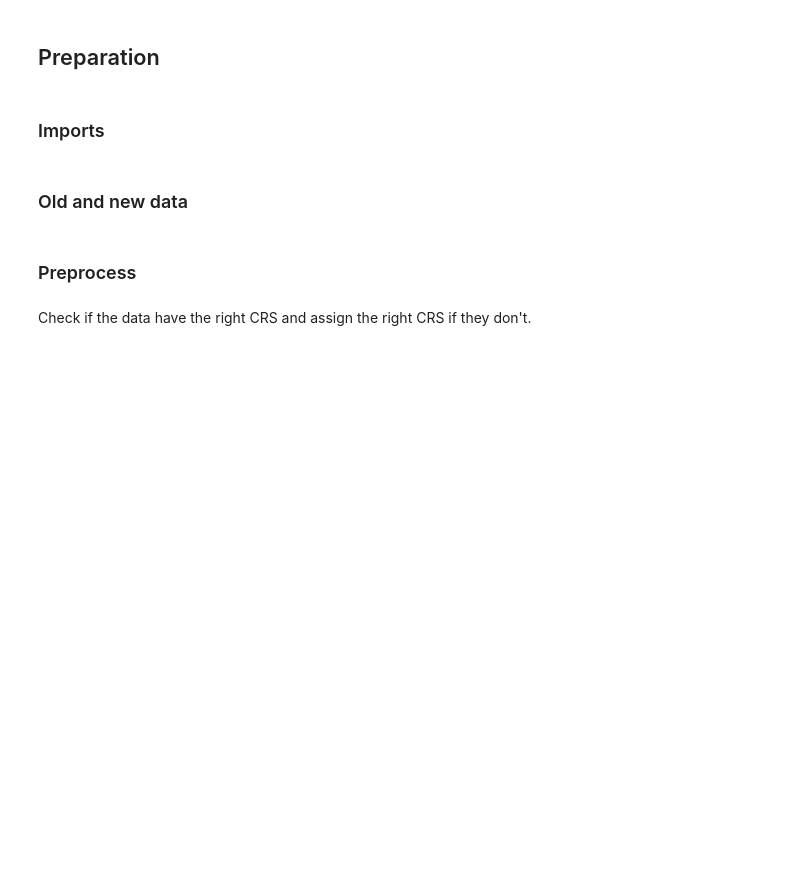
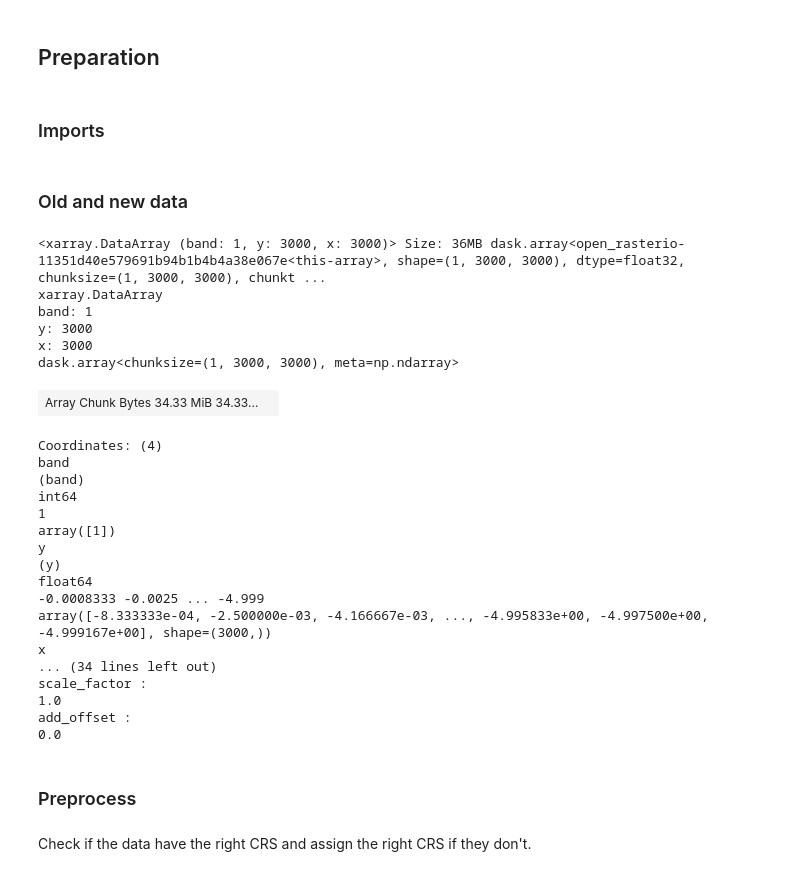
Before and after one commit to rifqiharrys/dem_update, a Jupyter notebook: dem_update_workflow.ipynb, the cells around one changed output. Drawn from its saved outputs; the diff is of its cells as text; code cells hidden in the pictures; blank space fills up the shorter version.

```diff
--- a/dem_update_workflow.ipynb
+++ b/dem_update_workflow.ipynb
@@ -22,0 +24,28 @@ old_dem = rxr.open_rasterio(old_path, masked=True)
+# %%
+old_dem = read_dem(old_path, crs='EPSG:4326', chunks='auto')
+old_dem
+# %% [output]
+<xarray.DataArray (band: 1, y: 3000, x: 3000)> Size: 36MB dask.array<open_rasterio-11351d40e579691b94b1b4b4a38e067e<this-array>, shape=(1, 3000, 3000), dtype=float32, chunksize=(1, 3000, 3000), chunkt ...
+xarray.DataArray
+band: 1
+y: 3000
+x: 3000
+dask.array<chunksize=(1, 3000, 3000), meta=np.ndarray>
+| Array Chunk Bytes 34.33 MiB 34.33... |  |
+Coordinates: (4)
+band
+(band)
+int64
+1
+array([1])
+y
+(y)
+float64
+-0.0008333 -0.0025 ... -4.999
+array([-8.333333e-04, -2.500000e-03, -4.166667e-03, ..., -4.995833e+00, -4.997500e+00, -4.999167e+00], shape=(3000,))
+x
+... (34 lines left out)
+scale_factor :
+1.0
+add_offset :
+0.0
```
Also changed, not shown: parts of 8 cells of this notebook, 2 other files.
